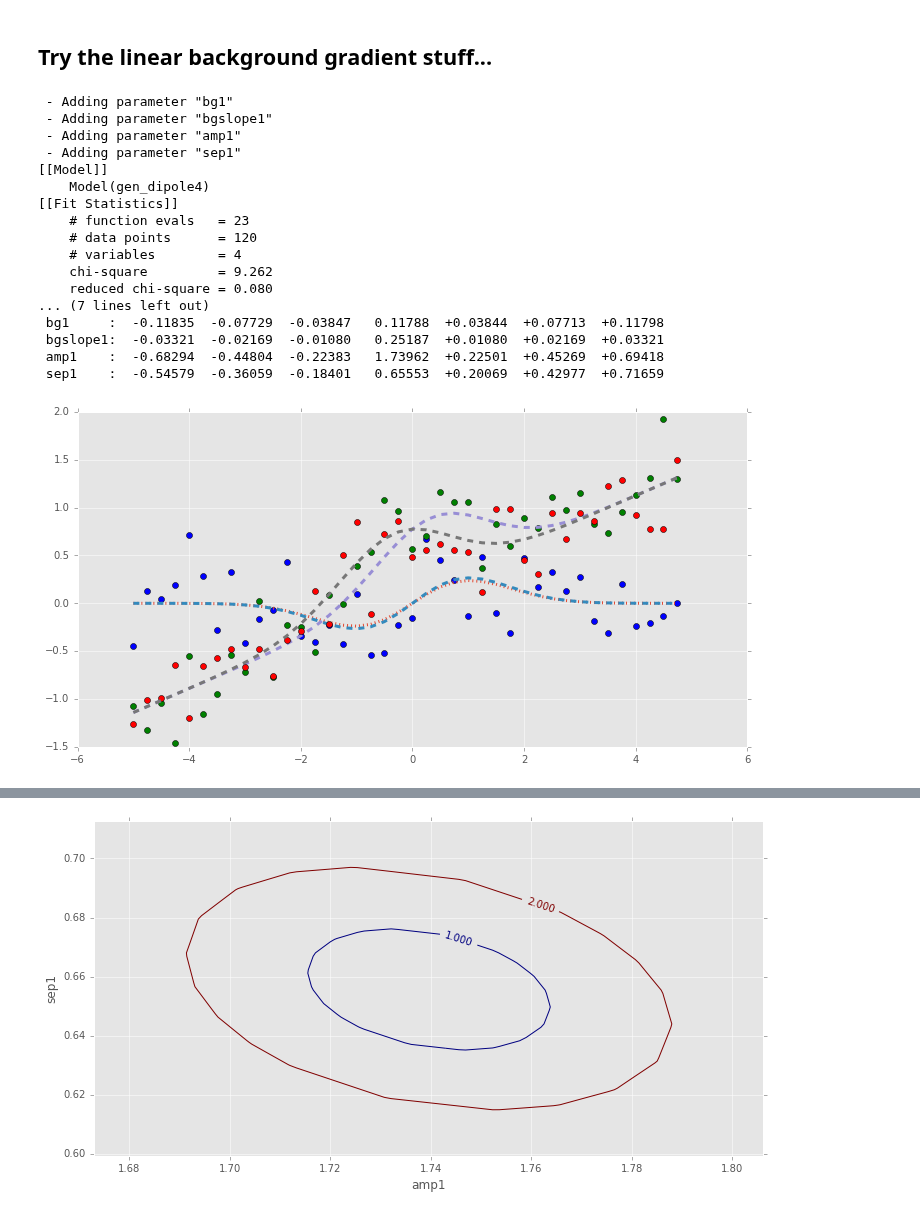
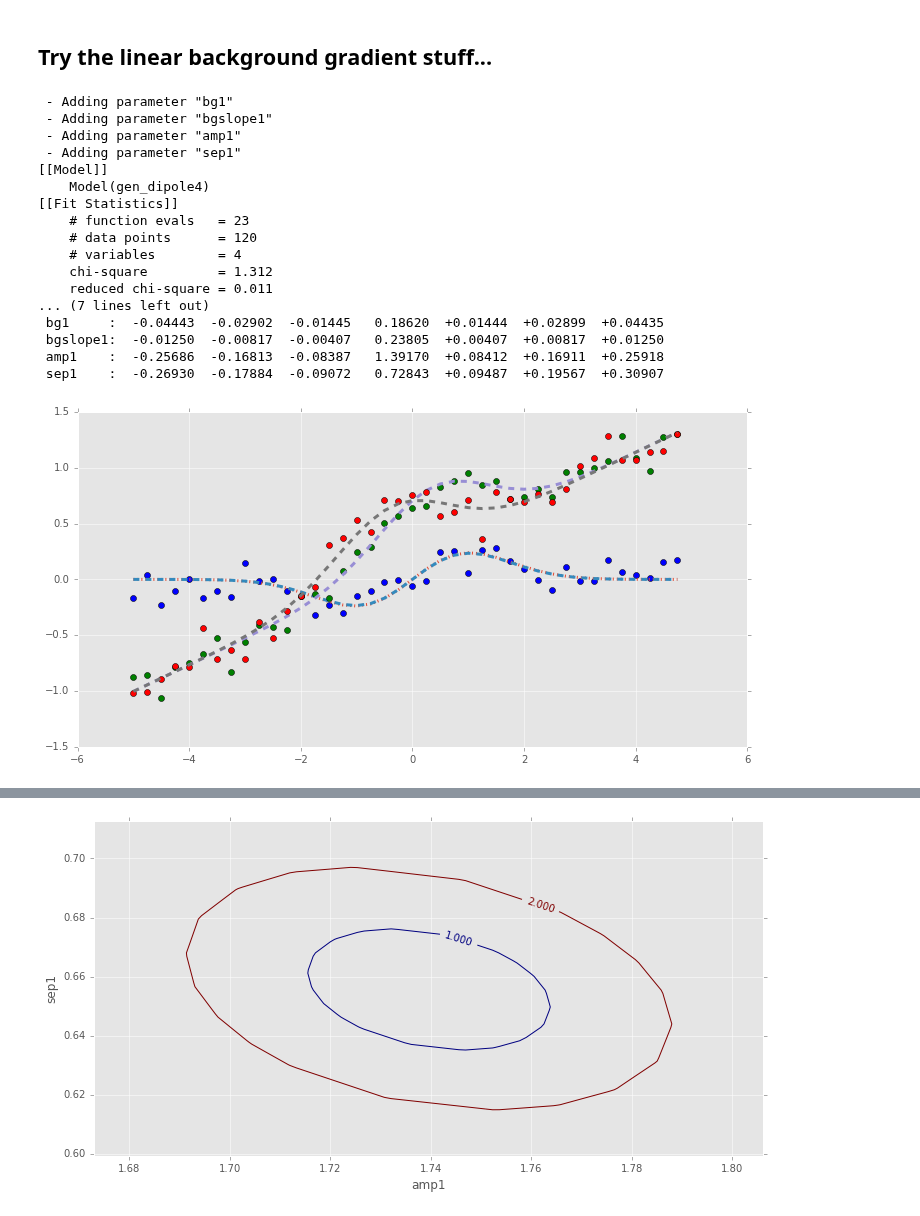
Before and after one commit to djreiss/lsst-dipole, a Jupyter notebook: notebooks/test_notebooks/test iminuit.ipynb, the cells around one changed output, grey strips where cells are left out. Drawn from its saved outputs; the diff is of its cells as text; code cells hidden in the pictures.

```diff
--- a/notebooks/test_notebooks/test iminuit.ipynb
+++ b/notebooks/test_notebooks/test iminuit.ipynb
@@ -479,37 +478,37 @@ def fitDipole4(ydata, xdata, amp1Start=3., sep1Start=2., bgslope1start=0., fitFu
 
     return result
 # %%
-ydata = ydataOrig + np.random.normal(scale=0.3, size=ydataOrig.shape) ## make it super noisy
+ydata = ydataOrig + np.random.normal(scale=0.1, size=ydataOrig.shape) ## make it super noisy
 ydata[len(xdata):2*len(xdata)] += 0.2 + 0.234*xdata
 ydata[2*len(xdata):]           += 0.2 + 0.234*xdata
 result = fitDipole4(ydata, xdata, amp1Start=1.5, sep1Start=1.5, fitFunc=gen_dipole4, verbose=True)
 plt.plot(xdata, ydata[:len(xdata)], 'bo')
 plt.plot(xdata, ydataOrig[:len(xdata)], linewidth=3, linestyle='dotted')
 plt.plot(xdata, result.best_fit[:len(xdata)], linewidth=3, linestyle='dashed')
 plt.plot(xdata, ydata[len(xdata):2*len(xdata)], 'go')
 plt.plot(xdata, result.best_fit[len(xdata):2*len(xdata)], linewidth=3, linestyle='dashed')
 plt.plot(xdata, ydata[2*len(xdata):], 'ro')
 plt.plot(xdata, result.best_fit[2*len(xdata):], linewidth=3, linestyle='dashed')
 plt.show()
 # %% [output]
  - Adding parameter "bg1"
  - Adding parameter "bgslope1"
  - Adding parameter "amp1"
  - Adding parameter "sep1"
 [[Model]]
     Model(gen_dipole4)
 [[Fit Statistics]]
     # function evals   = 23
     # data points      = 120
     # variables        = 4
-    chi-square         = 9.262
-    reduced chi-square = 0.080
+    chi-square         = 1.312
+    reduced chi-square = 0.011
 ... (7 lines left out)
- bg1     :  -0.11835  -0.07729  -0.03847   0.11788  +0.03844  +0.07713  +0.11798
- bgslope1:  -0.03321  -0.02169  -0.01080   0.25187  +0.01080  +0.02169  +0.03321
- amp1    :  -0.68294  -0.44804  -0.22383   1.73962  +0.22501  +0.45269  +0.69418
- sep1    :  -0.54579  -0.36059  -0.18401   0.65553  +0.20069  +0.42977  +0.71659
+ bg1     :  -0.04443  -0.02902  -0.01445   0.18620  +0.01444  +0.02899  +0.04435
+ bgslope1:  -0.01250  -0.00817  -0.00407   0.23805  +0.00407  +0.00817  +0.01250
+ amp1    :  -0.25686  -0.16813  -0.08387   1.39170  +0.08412  +0.16911  +0.25918
+ sep1    :  -0.26930  -0.17884  -0.09072   0.72843  +0.09487  +0.19567  +0.30907
-[figure, old version]
+[figure, new version]
 # %%
 def gen_slope(x, bg1=0.5, bgslope1=0.02):
     bg = bg1 + bgslope1*x
```
Also changed, not shown: parts of 8 cells of this notebook.
